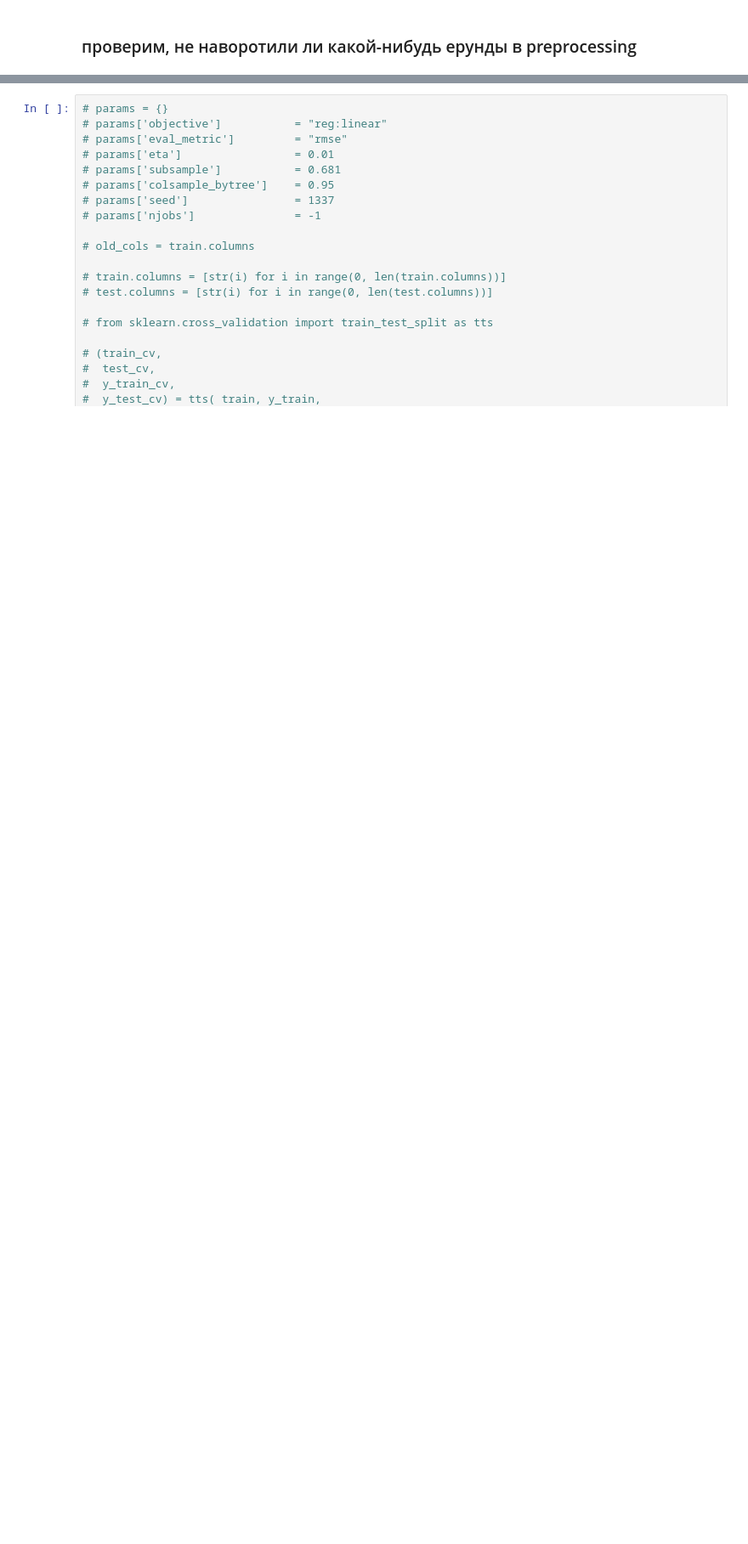
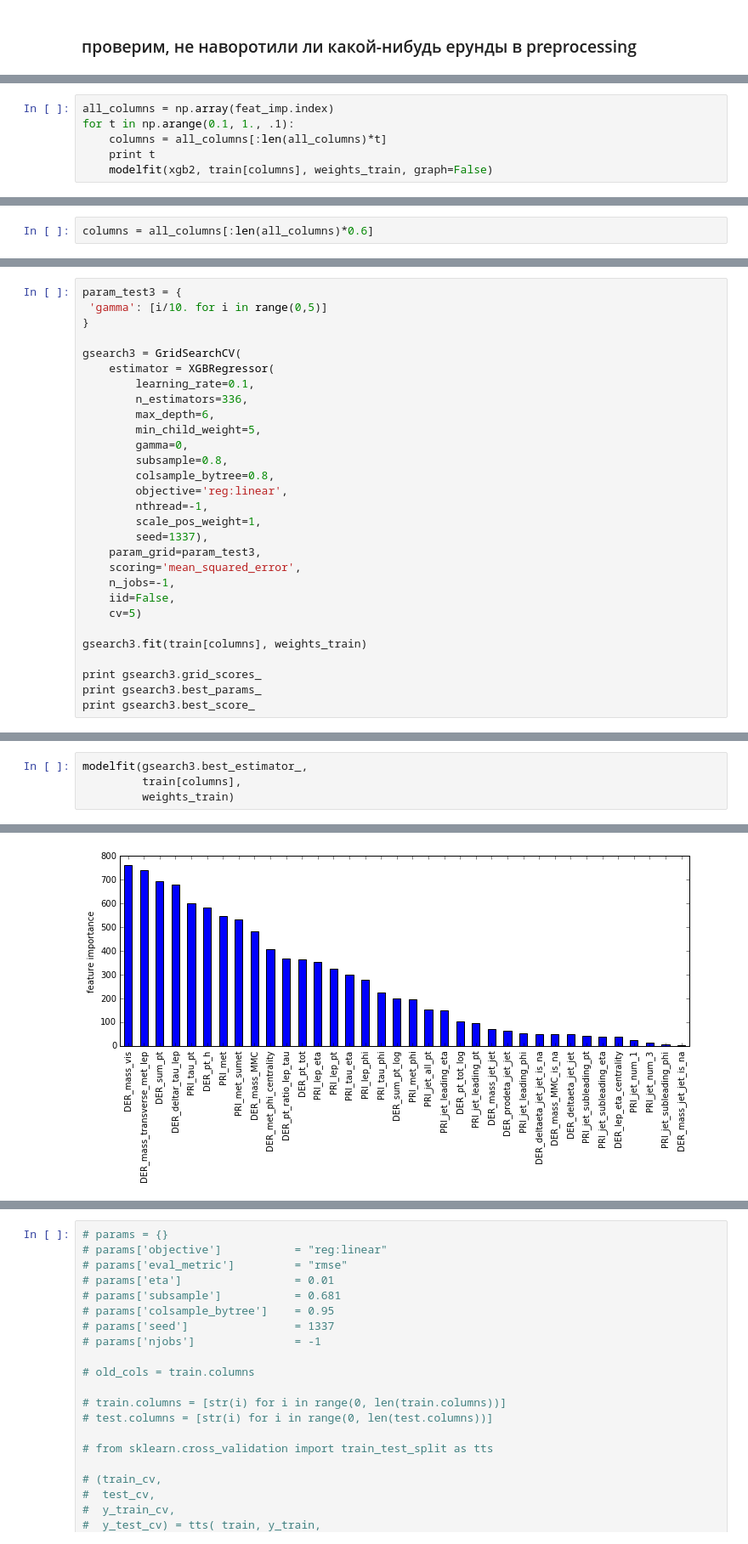
Before and after one commit to alexlokotochek/Higgs_CERN, a Jupyter notebook: predicting.ipynb, the cells around one changed output, grey strips where cells are left out. Shown at 85% size. Saved outputs shown, nothing was run; the diff lists cells and outputs as text; blank space fills up the shorter version.

Commit message:
checkpoint before learning rate tuning

```diff
--- a/predicting.ipynb
+++ b/predicting.ipynb
@@ -176,0 +215,6 @@ play()
+# %%
+all_columns = np.array(feat_imp.index)
+for t in np.arange(0.1, 1., .1):
+    columns = all_columns[:len(all_columns)*t]
+    print t
+    modelfit(xgb2, train[columns], weights_train, graph=False)
@@ -176,0 +242,2 @@ play()
+# %%
+columns = all_columns[:len(all_columns)*0.6]
@@ -176,0 +246,29 @@ play()
+# %%
+param_test3 = {
+ 'gamma': [i/10. for i in range(0,5)]
+}
+
+gsearch3 = GridSearchCV(
+    estimator = XGBRegressor(
+        learning_rate=0.1,
+        n_estimators=336,
+        max_depth=6,
+        min_child_weight=5,
+        gamma=0,
+        subsample=0.8,
+        colsample_bytree=0.8,
+        objective='reg:linear',
+        nthread=-1,
+        scale_pos_weight=1,
+        seed=1337),
+    param_grid=param_test3,
+    scoring='mean_squared_error',
+    n_jobs=-1,
+    iid=False,
+    cv=5)
+
+gsearch3.fit(train[columns], weights_train)
+
+print gsearch3.grid_scores_
+print gsearch3.best_params_
+print gsearch3.best_score_
@@ -176,0 +291,5 @@ play()
+# %%
+modelfit(gsearch3.best_estimator_,
+         train[columns],
+         weights_train)
+# %% [output]
@@ -176,0 +316 @@ play()
+[figure, added]
```
Also changed, not shown: parts of 22 cells of this notebook.
